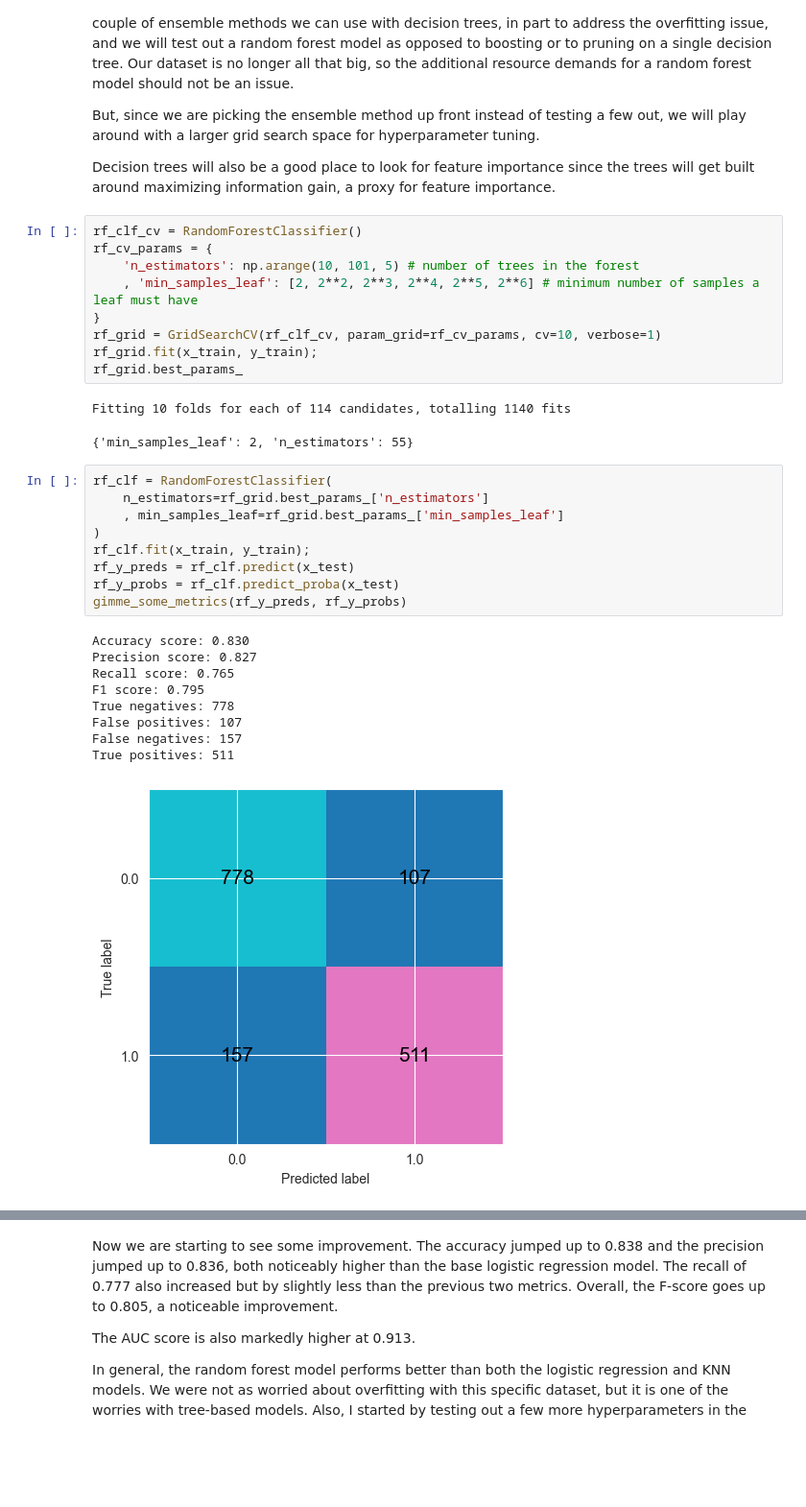
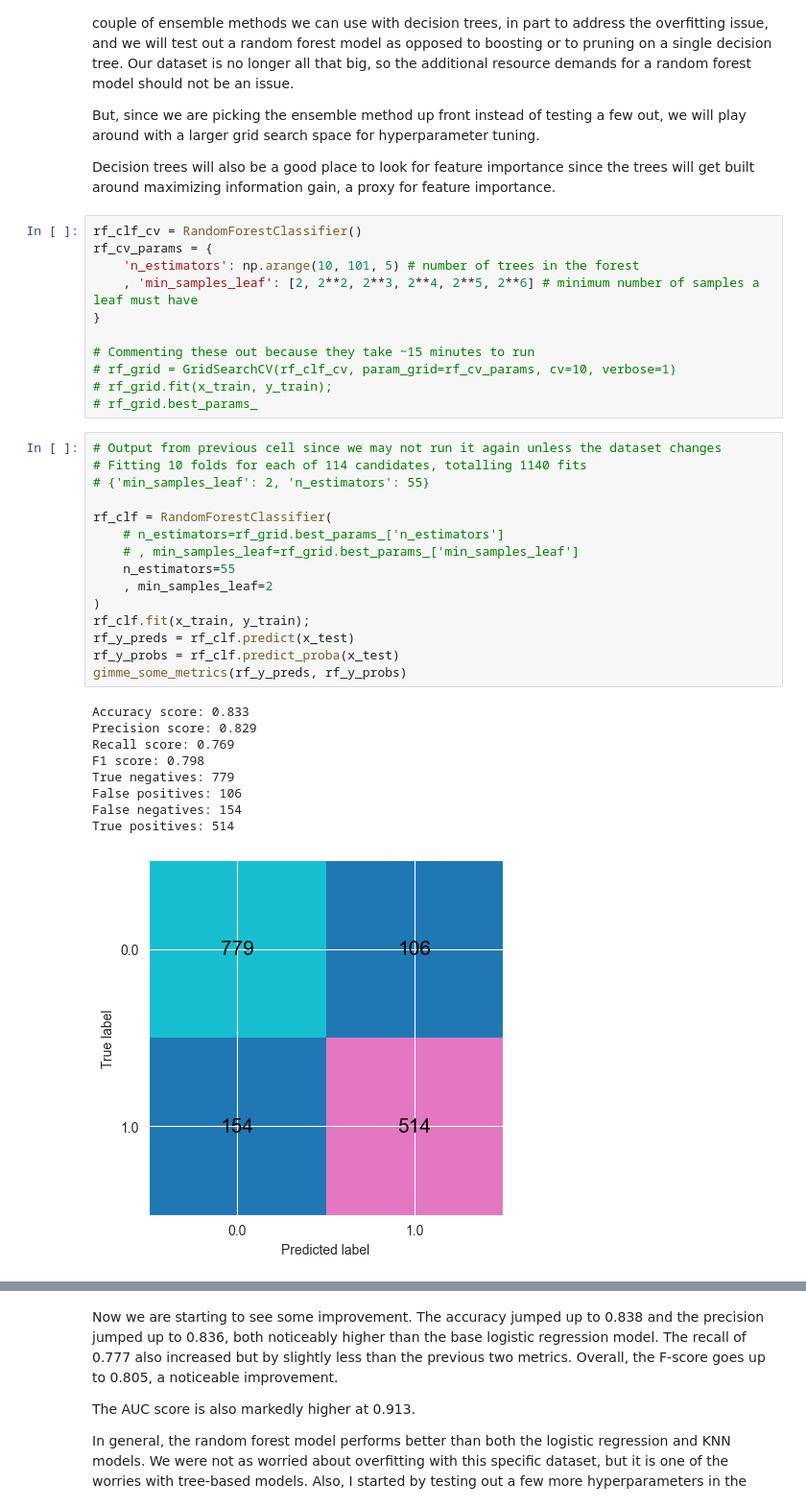
Before and after one commit to jhleakakos/msds-supervised-learning-final, a Jupyter notebook: speedy_dates.ipynb, the cells around one changed output, grey strips where cells are left out. Shown at 96% size. Drawn from its saved outputs; the diff is of its cells as text; blank space fills up the shorter version.

```diff
--- a/speedy_dates.ipynb
+++ b/speedy_dates.ipynb
@@ -924,28 +931,33 @@ rf_cv_params = {
     'n_estimators': np.arange(10, 101, 5) # number of trees in the forest
     , 'min_samples_leaf': [2, 2**2, 2**3, 2**4, 2**5, 2**6] # minimum number of samples a leaf must have
 }
-rf_grid = GridSearchCV(rf_clf_cv, param_grid=rf_cv_params, cv=10, verbose=1)
-rf_grid.fit(x_train, y_train);
-rf_grid.best_params_
+
+# Commenting these out because they take ~15 minutes to run
+# rf_grid = GridSearchCV(rf_clf_cv, param_grid=rf_cv_params, cv=10, verbose=1)
+# rf_grid.fit(x_train, y_train);
+# rf_grid.best_params_
-# %% [output]
-Fitting 10 folds for each of 114 candidates, totalling 1140 fits
-{'min_samples_leaf': 2, 'n_estimators': 55}
 # %%
+# Output from previous cell since we may not run it again unless the dataset changes
+# Fitting 10 folds for each of 114 candidates, totalling 1140 fits
+# {'min_samples_leaf': 2, 'n_estimators': 55}
+
 rf_clf = RandomForestClassifier(
-    n_estimators=rf_grid.best_params_['n_estimators']
-    , min_samples_leaf=rf_grid.best_params_['min_samples_leaf']
+    # n_estimators=rf_grid.best_params_['n_estimators']
+    # , min_samples_leaf=rf_grid.best_params_['min_samples_leaf']
+    n_estimators=55
+    , min_samples_leaf=2
 )
 rf_clf.fit(x_train, y_train);
 rf_y_preds = rf_clf.predict(x_test)
 rf_y_probs = rf_clf.predict_proba(x_test)
 gimme_some_metrics(rf_y_preds, rf_y_probs)
 # %% [output]
-Accuracy score: 0.830
-Precision score: 0.827
-Recall score: 0.765
-F1 score: 0.795
-True negatives: 778
-False positives: 107
-False negatives: 157
-True positives: 511
+Accuracy score: 0.833
+Precision score: 0.829
+Recall score: 0.769
+F1 score: 0.798
+True negatives: 779
+False positives: 106
+False negatives: 154
+True positives: 514
-[figure, old version]
+[figure, new version]
```
Also changed, not shown: parts of 18 cells of this notebook, 2 other files.
